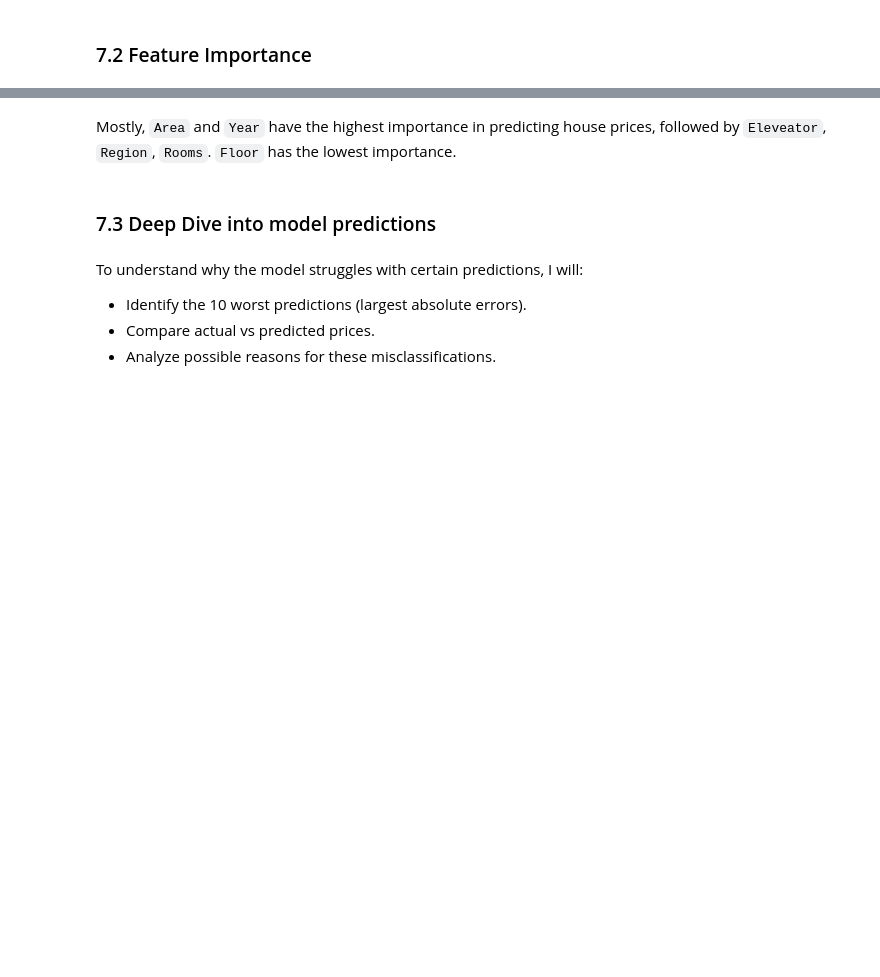
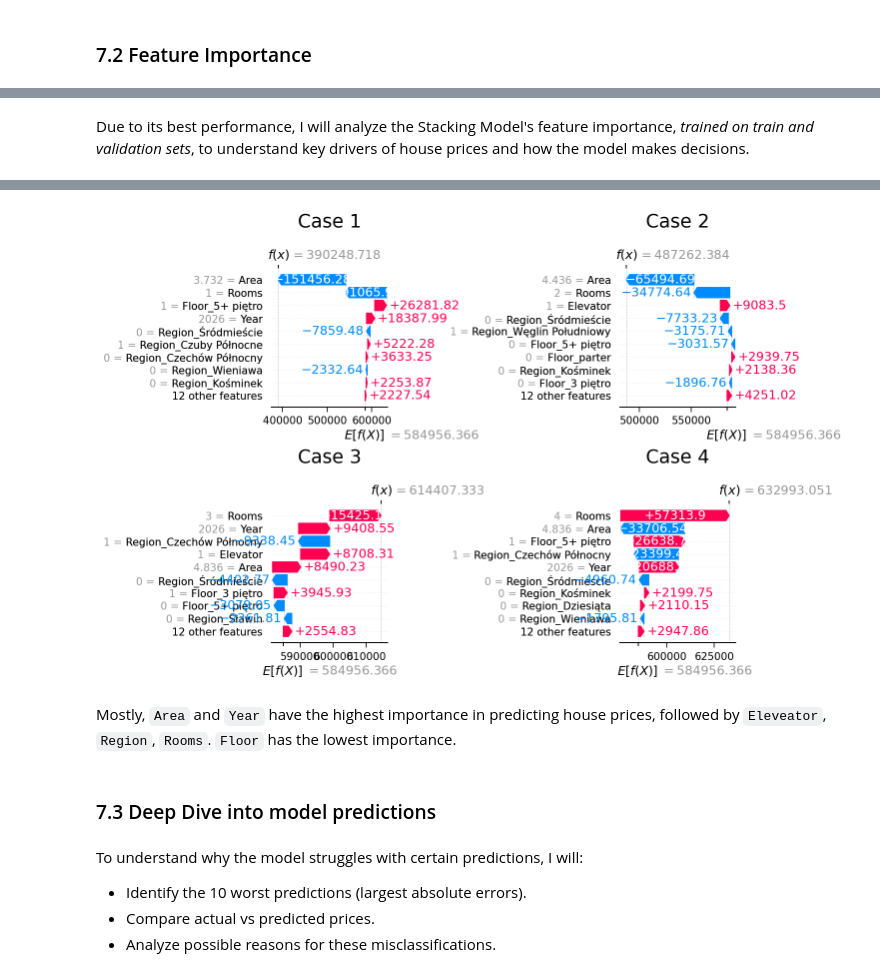
Before and after one commit to davydantoniuk/lublin-house-price-predict, a Jupyter notebook: price_prediction.ipynb, the cells around one changed output, grey strips where cells are left out. Saved outputs shown, nothing was run; the diff lists cells and outputs as text; code cells hidden in the pictures; blank space fills up the shorter version.

```diff
--- a/price_prediction.ipynb
+++ b/price_prediction.ipynb
@@ -2862,0 +2713,9 @@ plt.show()
+# %% [markdown]
+Due to its best performance, I will analyze the Stacking Model's feature importance, *trained on train and validation sets*, to understand key drivers of house prices and how the model makes decisions.
+# %%
+import shap
+import matplotlib.pyplot as plt
+
+
+plot_shap_explanations(stacking_model_combined, data_combined['X_test_rf'], model_type='rf', seed=46)
+# %% [output]
@@ -2863,3 +2723,4 @@ plt.show()
+[figure, added]
 # %% [markdown]
 Mostly, `Area` and `Year` have the highest importance in predicting house prices, followed by `Eleveator`, `Region`, `Rooms`. `Floor` has the lowest importance.
 # %% [markdown]
```
Also changed, not shown: parts of 25 cells of this notebook.
